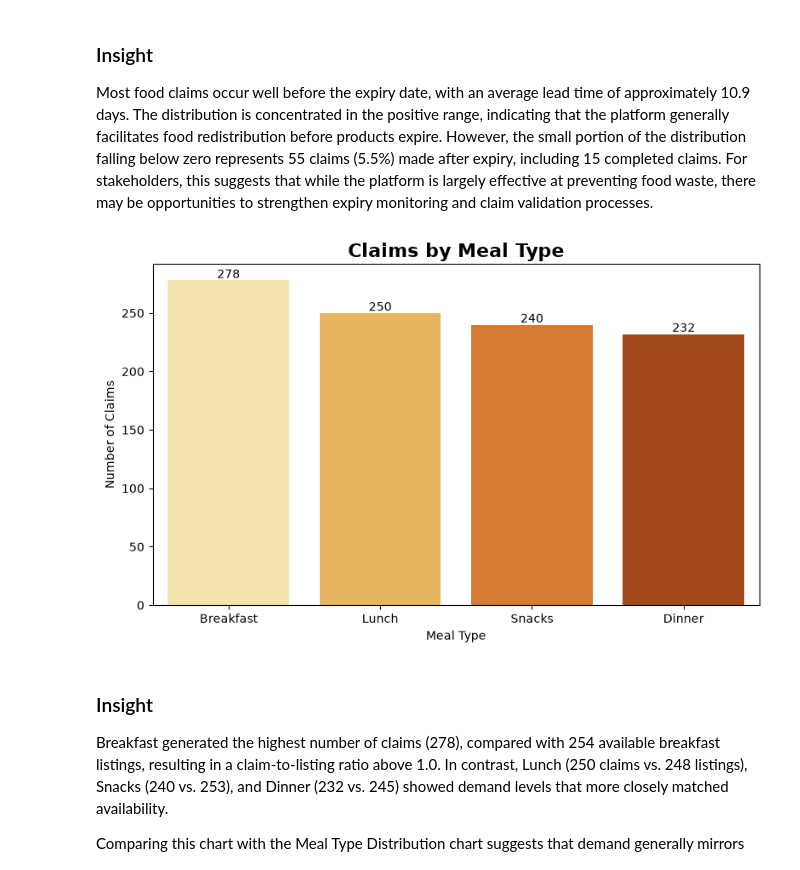
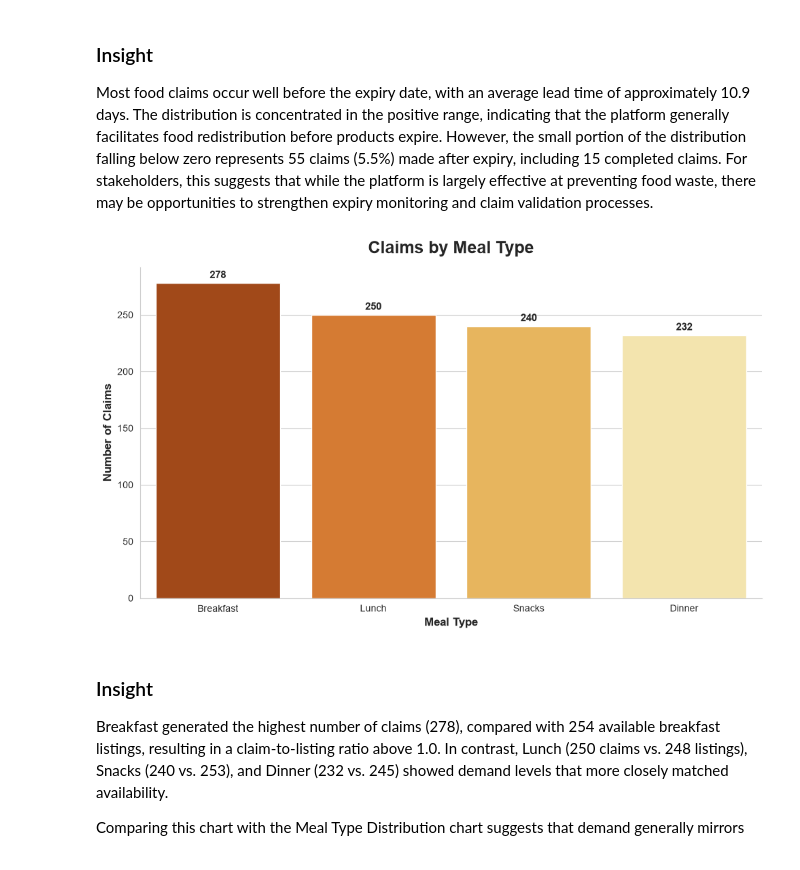
Before and after one commit to RajuKumar31/local-food-wastage-management-system, a Jupyter notebook: eda.ipynb, the cells around one changed output. Saved outputs shown, nothing was run; the diff lists cells and outputs as text; code cells hidden in the pictures.

```diff
--- a/eda.ipynb
+++ b/eda.ipynb
@@ -554,60 +1089,89 @@ Most food claims occur well before the expiry date, with an average lead time of
 # CLAIMS BY MEAL TYPE
 # ============================================
 
+import matplotlib.pyplot as plt
+import seaborn as sns
+
+# Merge Claims with Food Listings
 claims_meal_type = claims.merge(
-    food_listings[["Food_ID", "Meal_Type"]],
-    on="Food_ID",
+    food_listings[
+        ["food_id", "meal_type"]
+    ],
+    on="food_id",
     how="left"
 )
 
+# Count Claims by Meal Type
 meal_claims = (
-    claims_meal_type["Meal_Type"]
+    claims_meal_type["meal_type"]
     .value_counts()
     .reset_index()
 )
 
-meal_claims.columns = ["Meal_Type", "Claim_Count"]
+meal_claims.columns = [
+    "Meal Type",
+    "Claim Count"
+]
 
-plt.figure(figsize=(8, 5))
+# Modern Styling
+sns.set_style("whitegrid")
+
+plt.figure(figsize=(10, 6))
 
 ax = sns.barplot(
     data=meal_claims,
-    x="Meal_Type",
-    y="Claim_Count",
-    hue="Meal_Type",
-    palette="YlOrBr",
+    x="Meal Type",
+    y="Claim Count",
+    hue="Meal Type",
+    palette="YlOrBr_r",
     legend=False
 )
 
+# Title
 plt.title(
     "Claims by Meal Type",
-    fontsize=16,
+    fontsize=18,
+    fontweight="bold",
+    pad=15
+)
+
+# Axis Labels
+plt.xlabel(
+    "Meal Type",
+    fontsize=12,
     fontweight="bold"
 )
 
-plt.xlabel("Meal Type")
-plt.ylabel("Number of Claims")
+plt.ylabel(
+    "Number of Claims",
+    fontsize=12,
+    fontweight="bold"
+)
 
-# Value labels
-for i, row in meal_claims.iterrows():
-    ax.text(
-        i,
-        row["Claim_Count"] + 2,
-        str(row["Claim_Count"]),
-        ha="center"
+# Value Labels
+for container in ax.containers:
+    ax.bar_label(
+        container,
+        padding=3,
+        fontsize=11,
+        fontweight="bold"
     )
+
+# Clean Appearance
+sns.despine()
 
 plt.tight_layout()
 
+# Save Image
 plt.savefig(
     "Image/claims_by_meal_type.png",
-    dpi=150,
+    dpi=300,
     bbox_inches="tight"
 )
 
 plt.show()
 # %% [output]
-[figure, old version]
+[figure, new version]
 # %% [markdown]
 ### Insight
 
```
Also changed, not shown: parts of 12 cells of this notebook, 21 other files.
